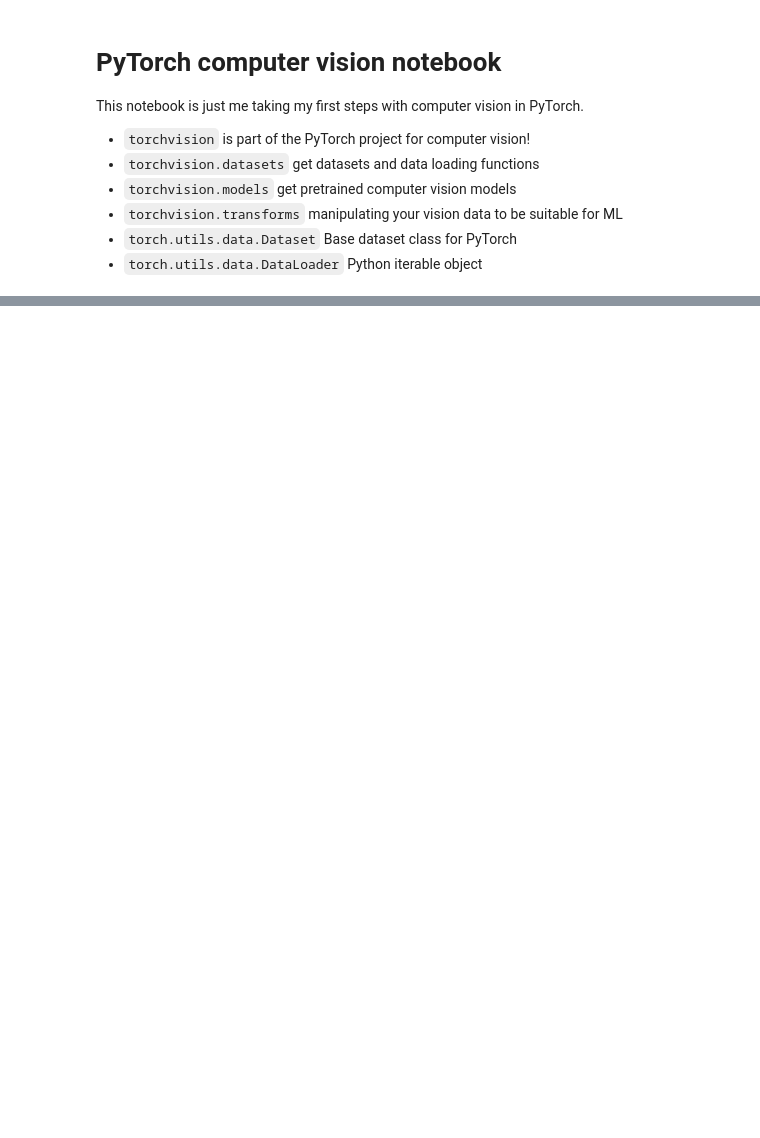
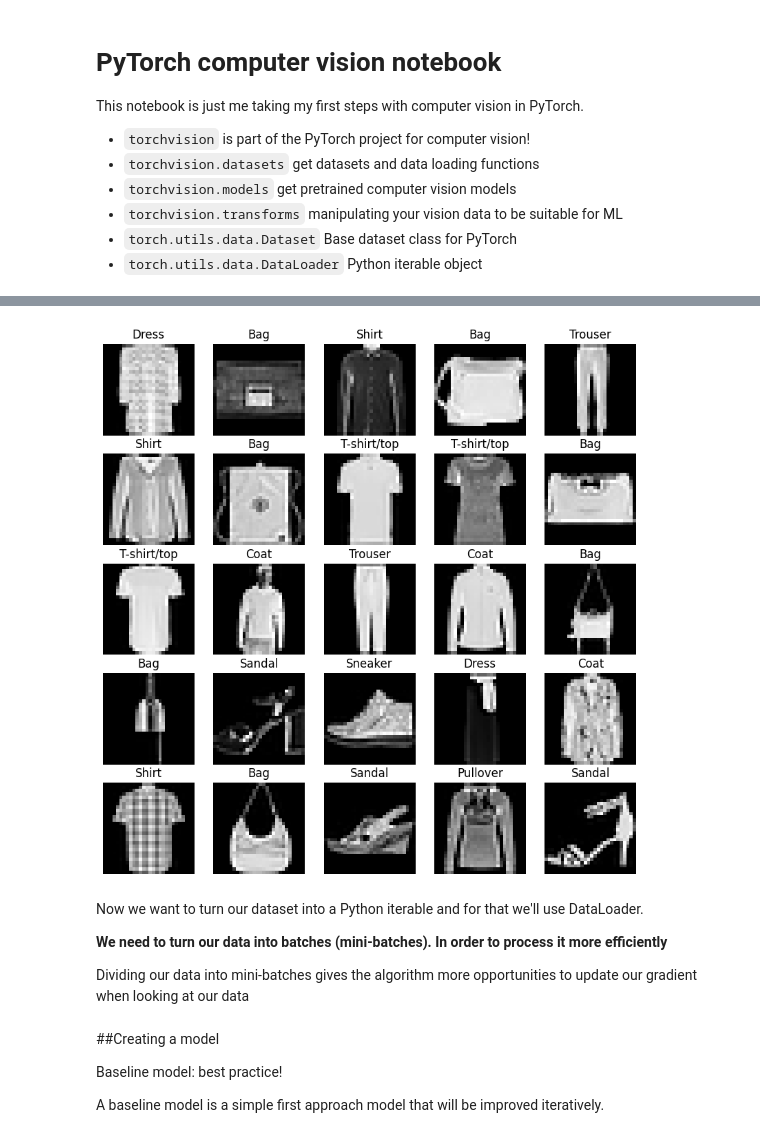
Before and after one commit to nachozobian/computer-vision-PyTorch, a Jupyter notebook: computer_vision_PyTorch.ipynb, the cells around one changed output, grey strips where cells are left out. Cells and saved outputs as stored; diff of their text form; code cells hidden in the pictures; blank space fills up the shorter version.

```diff
--- a/computer_vision_PyTorch.ipynb
+++ b/computer_vision_PyTorch.ipynb
@@ -26,0 +99,19 @@ import matplotlib.pyplot as plt
+# %%
+torch.manual_seed(14)
+fig = plt.figure(figsize = (10, 10))
+rows,cols = 5,5
+for i in range(1, rows*cols+1):
+  random_idx = torch.randint(0,len(train_data), size=[1]).item()
+  img, label = train_data[random_idx]
+  fig.add_subplot(rows, cols, i)
+  plt.imshow(img.squeeze(), cmap="gray")
+  plt.title(class_names[label])
+  plt.axis(False)
+# %% [output]
+[figure, added]
+# %% [markdown]
+Now we want to turn our dataset into a Python iterable and for that we'll use DataLoader.
+
+**We need to turn our data into batches (mini-batches). In order to process it more efficiently**
+
+Dividing our data into mini-batches gives the algorithm more opportunities to update our gradient when looking at our data
@@ -26,0 +130,6 @@ import matplotlib.pyplot as plt
+# %% [markdown]
+##Creating a model
+
+Baseline model: best practice!
+
+A baseline model is a simple first approach model that will be improved iteratively.
```
Also changed, not shown: parts of 8 cells of this notebook.
